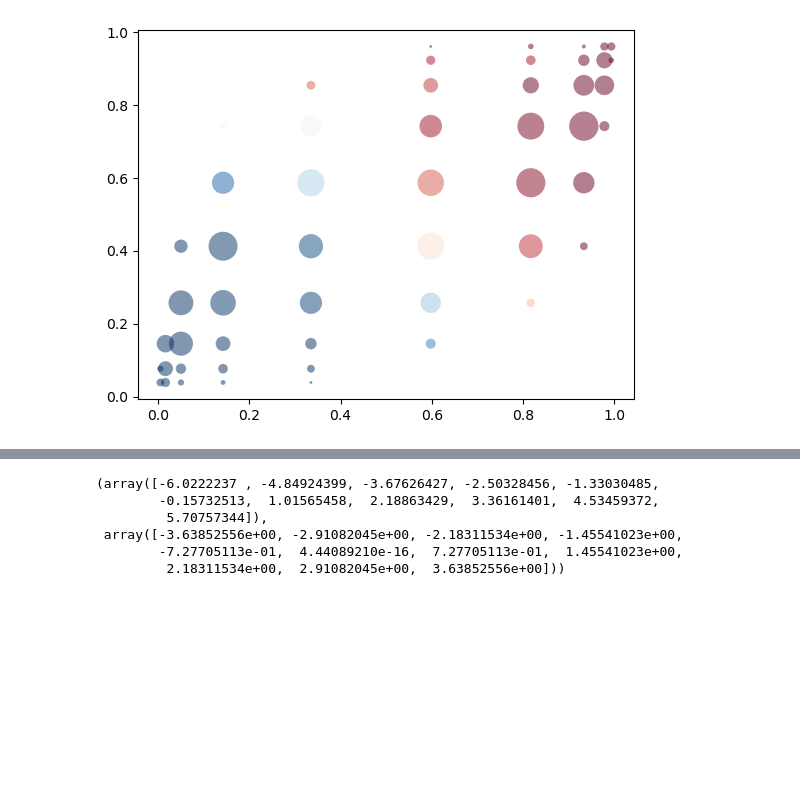
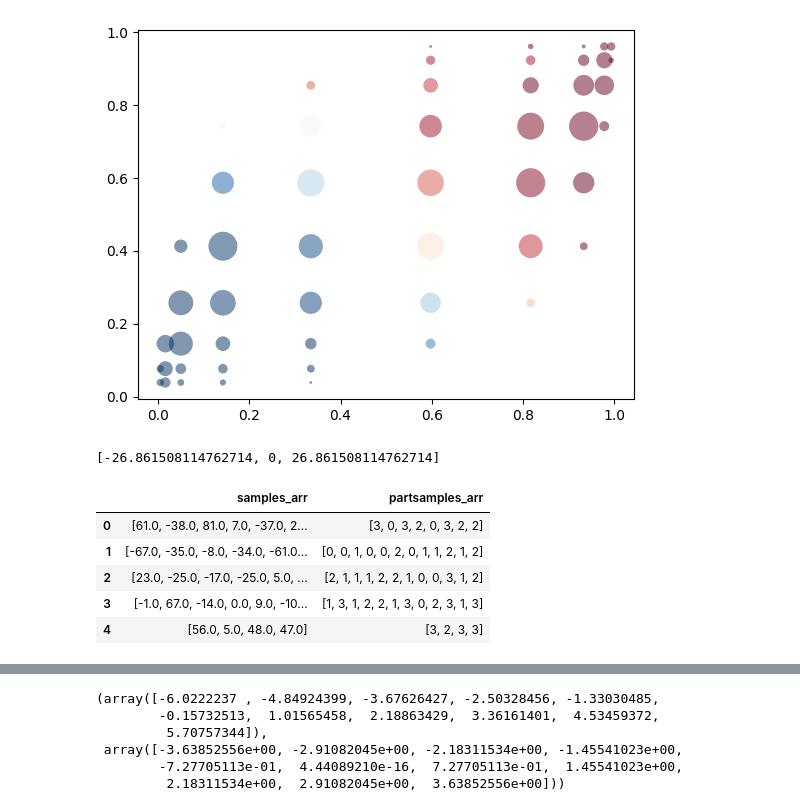
Before and after one commit to jacobaparker/Copy_Murphy2021, a Jupyter notebook: behavioral_data_example.ipynb, the cells around one changed output, grey strips where cells are left out. Drawn from its saved outputs; the diff is of its cells as text; code cells hidden in the pictures; blank space fills up the shorter version.

```diff
--- a/behavioral_data_example.ipynb
+++ b/behavioral_data_example.ipynb
@@ -824,3 +972,32 @@ plt.scatter(P_YgX_2d[:,:,0],P_YgX_2d[:,:,1],s=counts_2d*4,alpha=0.5, edgecolor='
 # %% [output]
 <matplotlib.collections.PathCollection at 0x...>
 [figure]
+# %%
+def partition_normal(norm_obj, cuts):
+    cuts = np.asarray(cuts)
+    cdf_values = norm_obj.cdf(cuts)
+    probabilities = np.diff(np.concatenate(([0], cdf_values, [1])))
+    return probabilities
+
+def compute_partitioned_Ixy(dist_neg, dist_pos, p_Y, cuts):
+    p_XgY0 = partition_normal(dist_neg, cuts)
+    p_XgY1 = partition_normal(dist_pos, cuts)
+    p_XgY = np.stack((p_XgY0, p_XgY1), axis=1)
+    p_XY = p_Y * p_XgY
+    p_X = p_XY.sum(axis=1,keepdims=True)
+    Ixy = np.nansum(p_XY * np.log(p_XY/(p_X*p_Y)))
+    return Ixy
+# %%
+def obj_function(cut, dist_neg, dist_pos, p_Y):
+    return -compute_partitioned_Ixy(dist_neg, dist_pos, p_Y, [-cut,0,cut])
+
+norm_neg = norm(loc=mean_neg, scale=std)
+norm_pos = norm(loc=mean_pos, scale=std)
+
+from scipy.optimize import minimize_scalar
+result = minimize_scalar(obj_function, args=(norm_neg, norm_pos, np.array([[0.5, 0.5]])), bounds=(0, 89), method='bounded')
+cut = result.x
+cuts = [-cut, 0, cut]
+cuts
+# %% [output]
+[-26.861508114762714, 0, 26.861508114762714]
@@ -826,0 +1060,15 @@ plt.scatter(P_YgX_2d[:,:,0],P_YgX_2d[:,:,1],s=counts_2d*4,alpha=0.5, edgecolor='
+# %%
+mapper = globals().get("map_to_paritition", map_to_partition)
+
+trials_df["partsamples_arr"] = trials_df["samples_arr"].apply(
+    lambda arr: mapper(np.asarray(arr), cuts)
+)
+
+trials_df[["samples_arr", "partsamples_arr"]].head()
+# %% [output]
+|  | samples_arr | partsamples_arr |
+| 0 | [61.0, -38.0, 81.0, 7.0, -37.0, 2... | [3, 0, 3, 2, 0, 3, 2, 2] |
+| 1 | [-67.0, -35.0, -8.0, -34.0, -61.0... | [0, 0, 1, 0, 0, 2, 0, 1, 1, 2, 1, 2] |
+| 2 | [23.0, -25.0, -17.0, -25.0, 5.0, ... | [2, 1, 1, 1, 2, 2, 1, 0, 0, 3, 1, 2] |
+| 3 | [-1.0, 67.0, -14.0, 0.0, 9.0, -10... | [1, 3, 1, 2, 2, 1, 3, 0, 2, 3, 1, 3] |
+| 4 | [56.0, 5.0, 48.0, 47.0] | [3, 2, 3, 3] |
```
Also changed, not shown: parts of 44 cells of this notebook.
